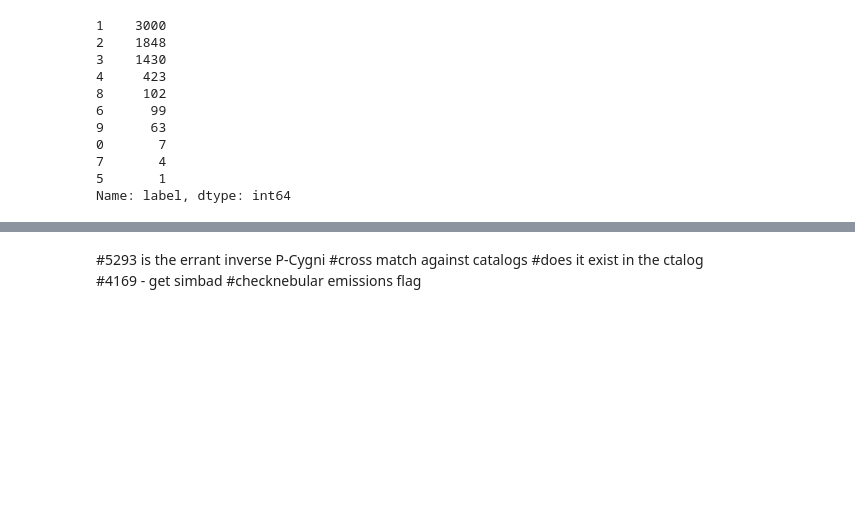
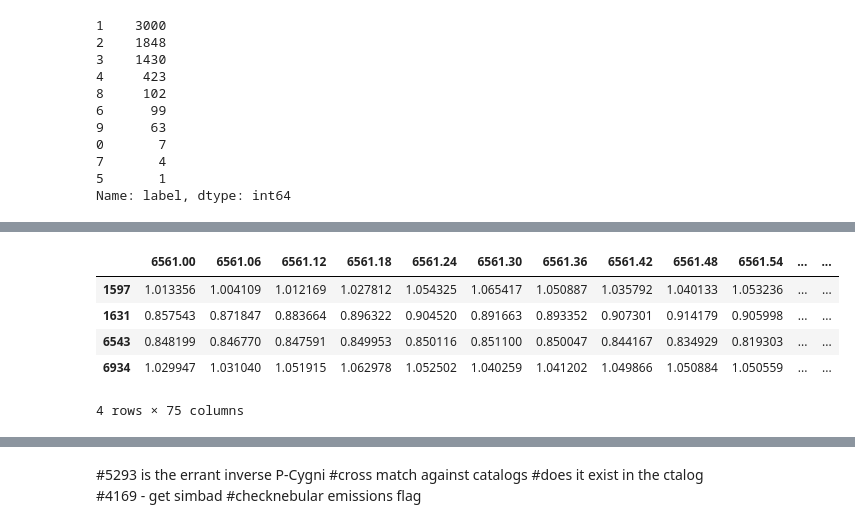
Before and after one commit to PravNJ/PCT-stars-GALAH, a Jupyter notebook: dtw-agglo-clustering.ipynb, the cells around one changed output, grey strips where cells are left out. Saved outputs shown, nothing was run; the diff lists cells and outputs as text; code cells hidden in the pictures; blank space fills up the shorter version.

```diff
--- a/dtw-agglo-clustering.ipynb
+++ b/dtw-agglo-clustering.ipynb
@@ -247,0 +248,9 @@ Text(6562.78, 2.5, 'Hα')
+# %%
+test
+# %% [output]
+|  | 6561.00 | 6561.06 | 6561.12 | 6561.18 | 6561.24 | 6561.30 | 6561.36 | 6561.42 | 6561.48 | 6561.54 | ... | ... |
+| 1597 | 1.013356 | 1.004109 | 1.012169 | 1.027812 | 1.054325 | 1.065417 | 1.050887 | 1.035792 | 1.040133 | 1.053236 | ... | ... |
+| 1631 | 0.857543 | 0.871847 | 0.883664 | 0.896322 | 0.904520 | 0.891663 | 0.893352 | 0.907301 | 0.914179 | 0.905998 | ... | ... |
+| 6543 | 0.848199 | 0.846770 | 0.847591 | 0.849953 | 0.850116 | 0.851100 | 0.850047 | 0.844167 | 0.834929 | 0.819303 | ... | ... |
+| 6934 | 1.029947 | 1.031040 | 1.051915 | 1.062978 | 1.052502 | 1.040259 | 1.041202 | 1.049866 | 1.050884 | 1.050559 | ... | ... |
+4 rows × 75 columns
```
Also changed, not shown: parts of 9 cells of this notebook, 5 other files.
